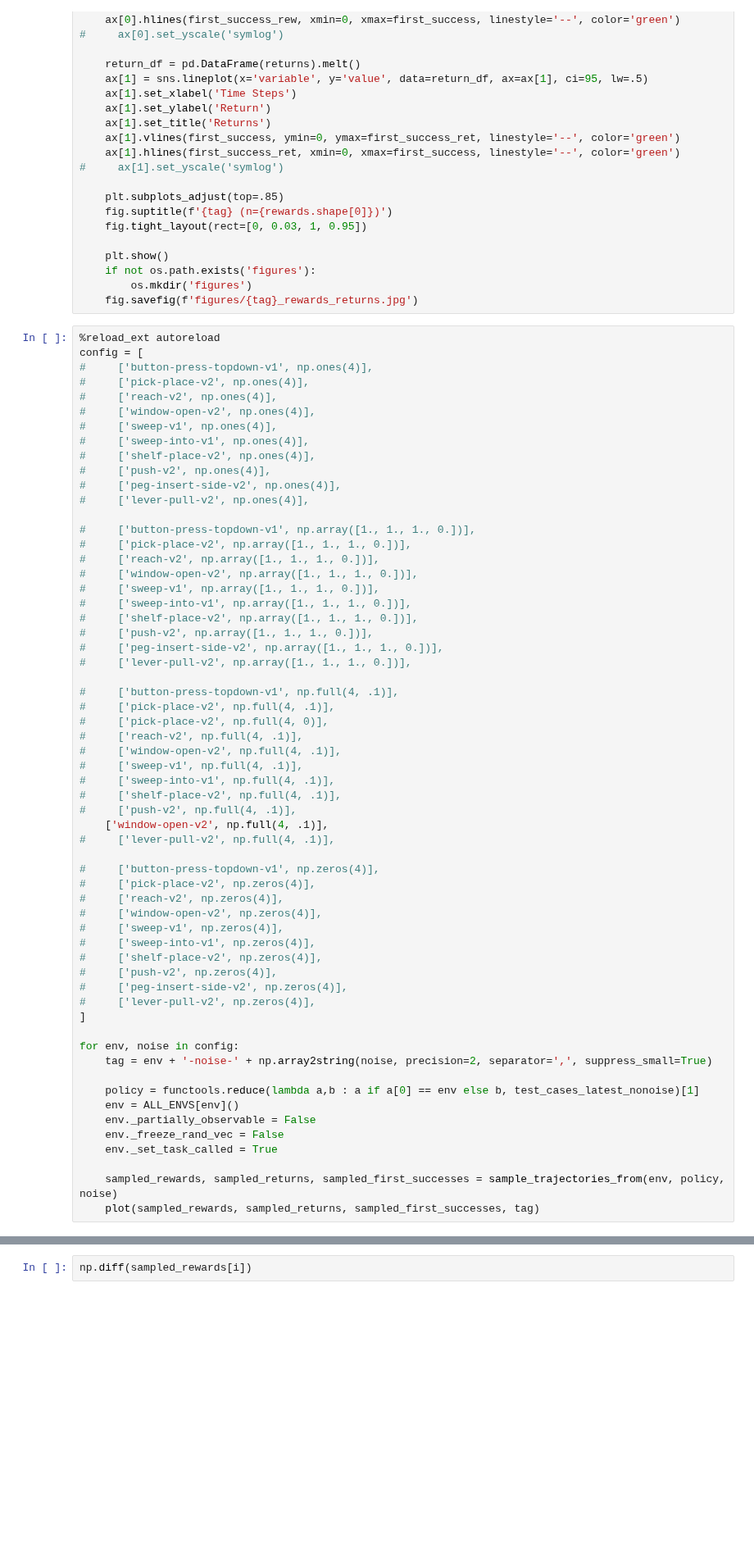
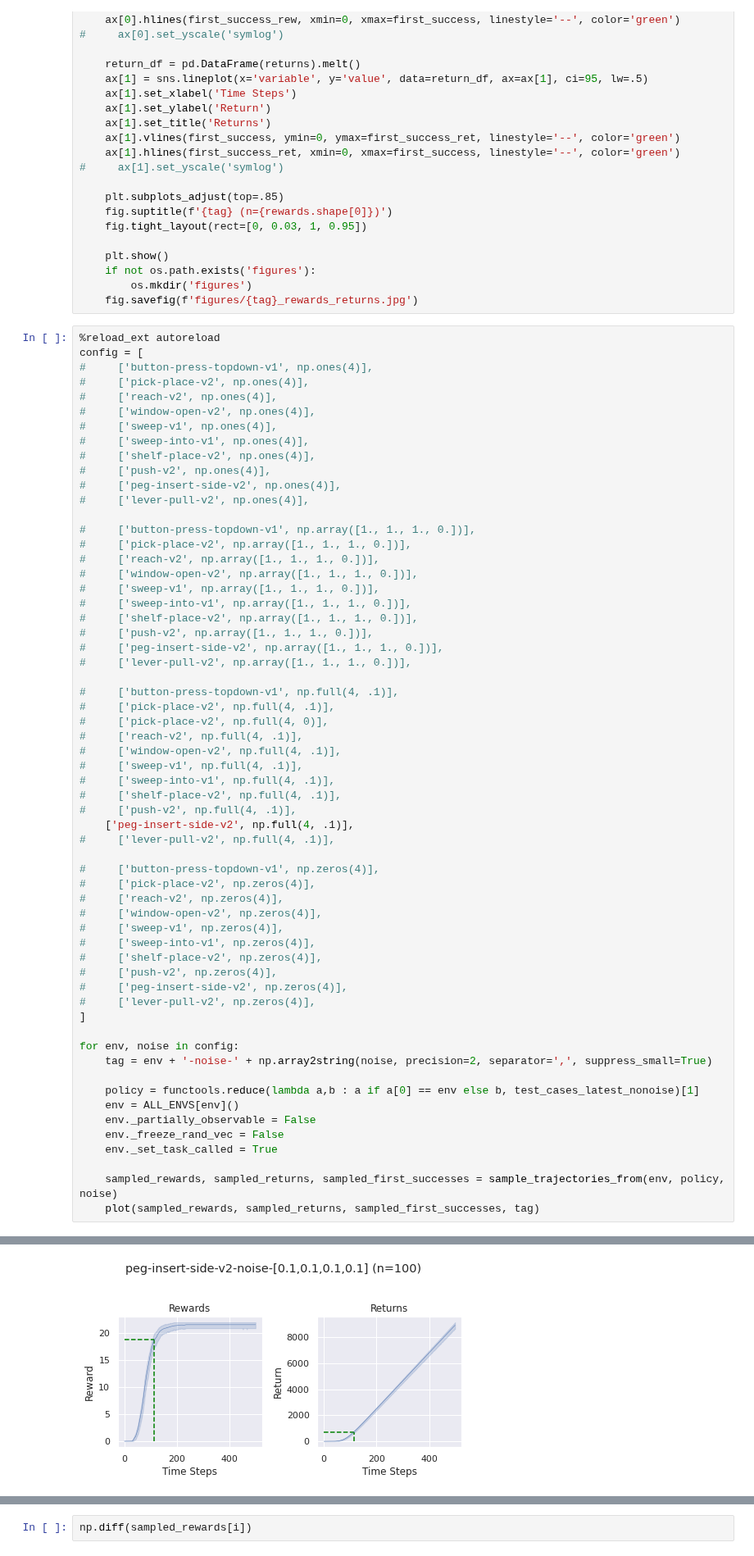
Before and after one commit to Farama-Foundation/Metaworld, a Jupyter notebook: scripts/plot_rewards_returns.ipynb, the cells around one changed output, grey strips where cells are left out. Shown at 82% size. Drawn from its saved outputs; the diff is of its cells as text; blank space fills up the shorter version.

Commit message:
Working peg insert with SAC and PPO

```diff
--- a/scripts/plot_rewards_returns.ipynb
+++ b/scripts/plot_rewards_returns.ipynb
@@ -117,7 +99,7 @@ config = [
 #     ['sweep-into-v1', np.full(4, .1)],
 #     ['shelf-place-v2', np.full(4, .1)],
 #     ['push-v2', np.full(4, .1)],
-    ['window-open-v2', np.full(4, .1)],
+    ['peg-insert-side-v2', np.full(4, .1)],
 #     ['lever-pull-v2', np.full(4, .1)],
 
 #     ['button-press-topdown-v1', np.zeros(4)],
@@ -148,3 +129,4 @@ TypeError: dispatcher for __array_function__ did not return an iterable
+[figure, added]
 # %%
 i = 20
 first_success = sampled_first_successes[i]
```
Also changed, not shown: parts of 2 cells of this notebook, 6 other files.
